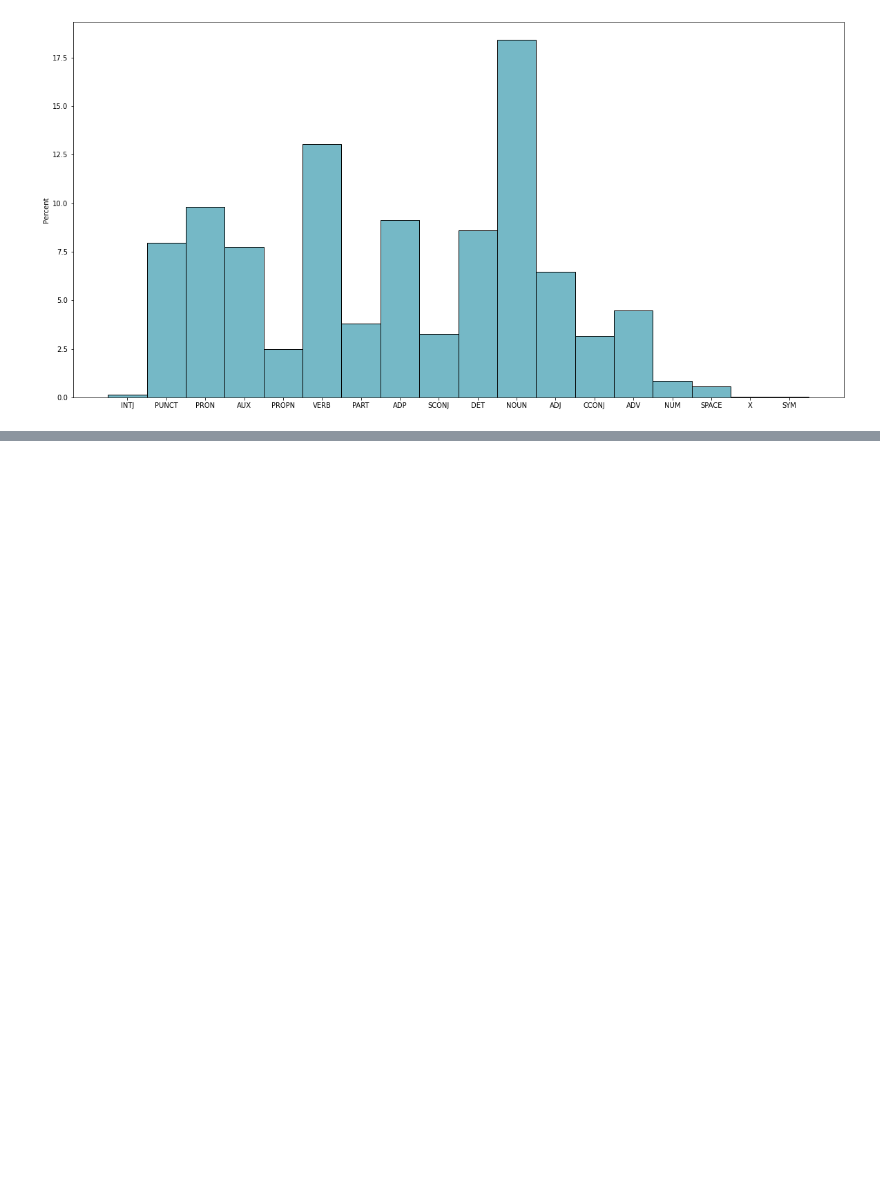
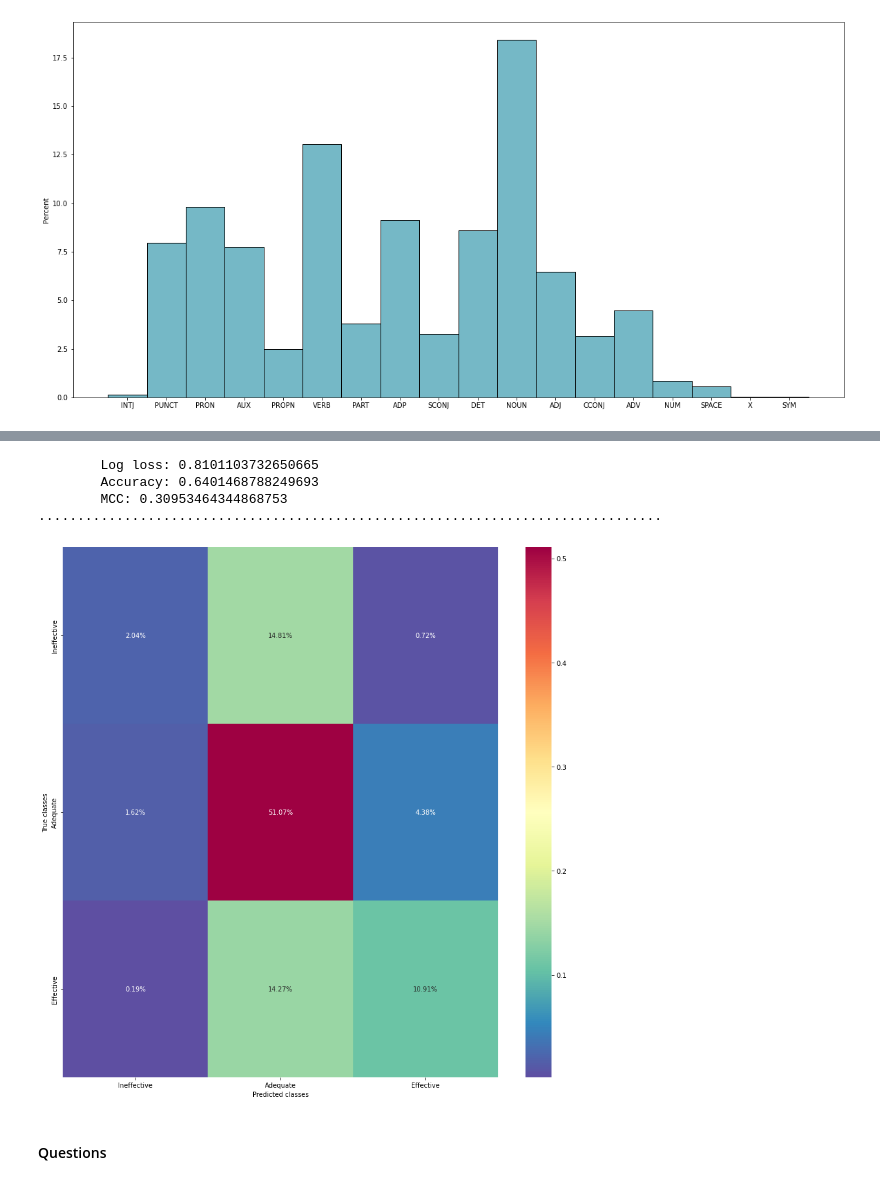
Before and after one commit to tripnv/fbp-kaggle, a Jupyter notebook: eda.ipynb, the cells around one changed output, grey strips where cells are left out. Saved outputs shown, nothing was run; the diff lists cells and outputs as text; code cells hidden in the pictures; blank space fills up the shorter version.

Commit message:
pos model conf matrix

```diff
--- a/eda.ipynb
+++ b/eda.ipynb
@@ -1039,5 +1048,5 @@ AttributeError: 'DataFrame' object has no attribute 'text_features_all'
 # %%
-train.drop('text_features_all', axis = 1, inplace = True)
+train.drop('discourse_features_all', axis = 1, inplace = True)
 train.drop('essay_features_all', axis = 1, inplace = True)
 # %%
 fig = plt.figure(figsize= (20,10))
@@ -1051,2 +1058,2 @@ sns.catplot(data = train,)
 # %%
-v = TfidfVectorizer(ngram_range=(1,4))
+pos_vectorizer = TfidfVectorizer(ngram_range=(1,4))
@@ -1059,5 +1061,25 @@ v.fit_transform(train.pos.map(' '.join))
 X, Y = train.drop('discourse_effectiveness', axis=1, inplace = False), train.discourse_effectiveness
 
 X_train, X_test, Y_train, Y_test = train_test_split(X, Y, test_size = .20, random_state=RANDOM_SEED, stratify=train.discourse_effectiveness)
-Y_train = Y_train.map(target_labels_mapping)
-Y_test = Y_test.map(target_labels_mapping)
+
+pos_features_train = pos_vectorizer.fit_transform(X_train.discourse_pos.map(' '.join))
+pos_features_test = pos_vectorizer.transform(X_test.discourse_pos.map(' '.join))
+
+Y_train = Y_train.map(target_labels_mapping).to_numpy()
+Y_test = Y_test.map(target_labels_mapping).to_numpy()
+# %%
+ohe = OneHotEncoder()
+ohe_discourse_type_train = ohe.fit_transform(X_train.discourse_type.values.reshape(-1, 1))
+ohe_discourse_type_test = ohe.transform(X_test.discourse_type.values.reshape(-1, 1))
+
+x_train = sparse.hstack([pos_features_train, ohe_discourse_type_train])
+x_valid = sparse.hstack([pos_features_test, ohe_discourse_type_test])
+y_train = Y_train
+y_valid = Y_test
+
+
+model = XGBClassifier()
+model.fit(x_train, y_train)
+actual_pred = model.predict(x_valid)
+prob_predictions = model.predict_proba(x_valid)
+lloss = log_loss(y_valid, prob_predictions)
@@ -1063,0 +1088,21 @@ Y_test = Y_test.map(target_labels_mapping)
+# %%
+cfm = confusion_matrix(y_true = y_valid, y_pred = actual_pred) / len(y_valid)
+
+plt.figure(figsize=(15,15))
+sns.heatmap(cfm, annot = True, fmt = '.2%', cmap = 'Spectral_r', xticklabels=target_labels_mapping.keys(), yticklabels=target_labels_mapping.keys())
+plt.ylabel('True classes')
+plt.xlabel('Predicted classes')
+plt.xticks()
+
+print(f"\tLog loss: {lloss}")
+print(f"\tAccuracy: {accuracy_score(y_valid, actual_pred)}")
+print(f"\tMCC: {matthews_corrcoef(y_valid, actual_pred)}")
+print(80*'.')
+# %% [output]
+        Log loss: 0.8101103732650665
+        Accuracy: 0.6401468788249693
+        MCC: 0.30953464344868753
+................................................................................
+[figure, added]
+# %% [markdown]
+#### Questions
```
Also changed, not shown: parts of 20 cells of this notebook.
